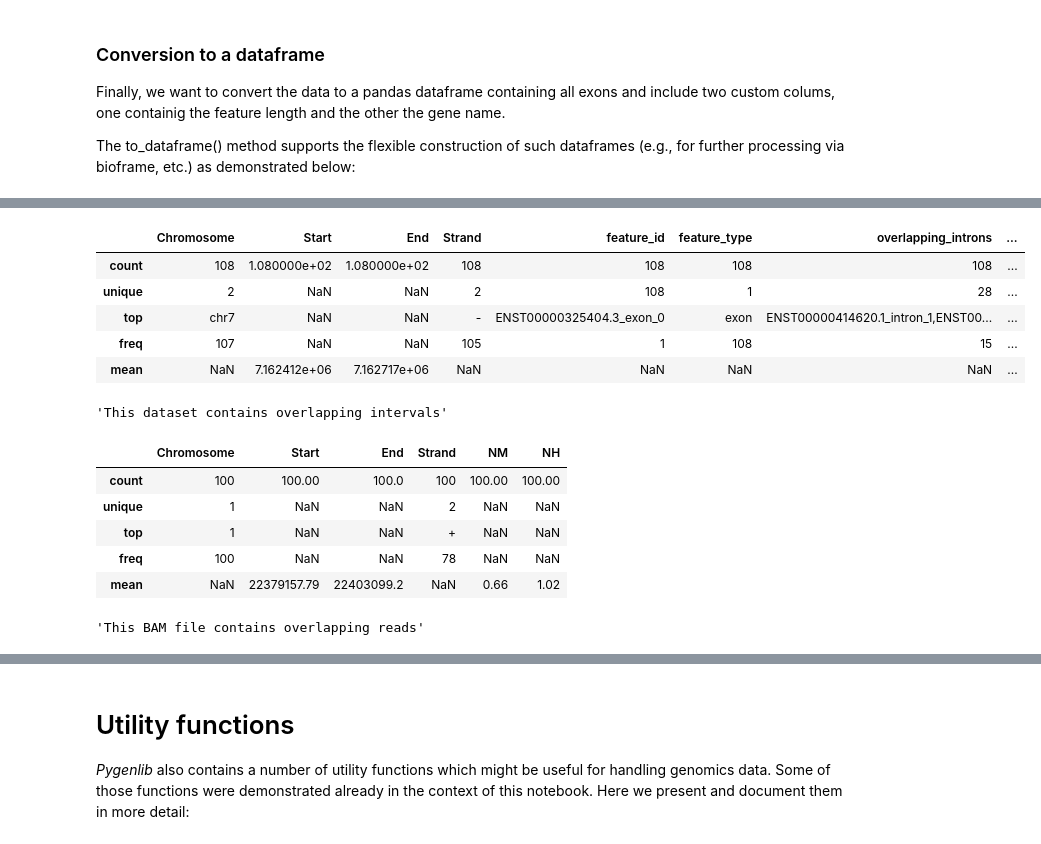
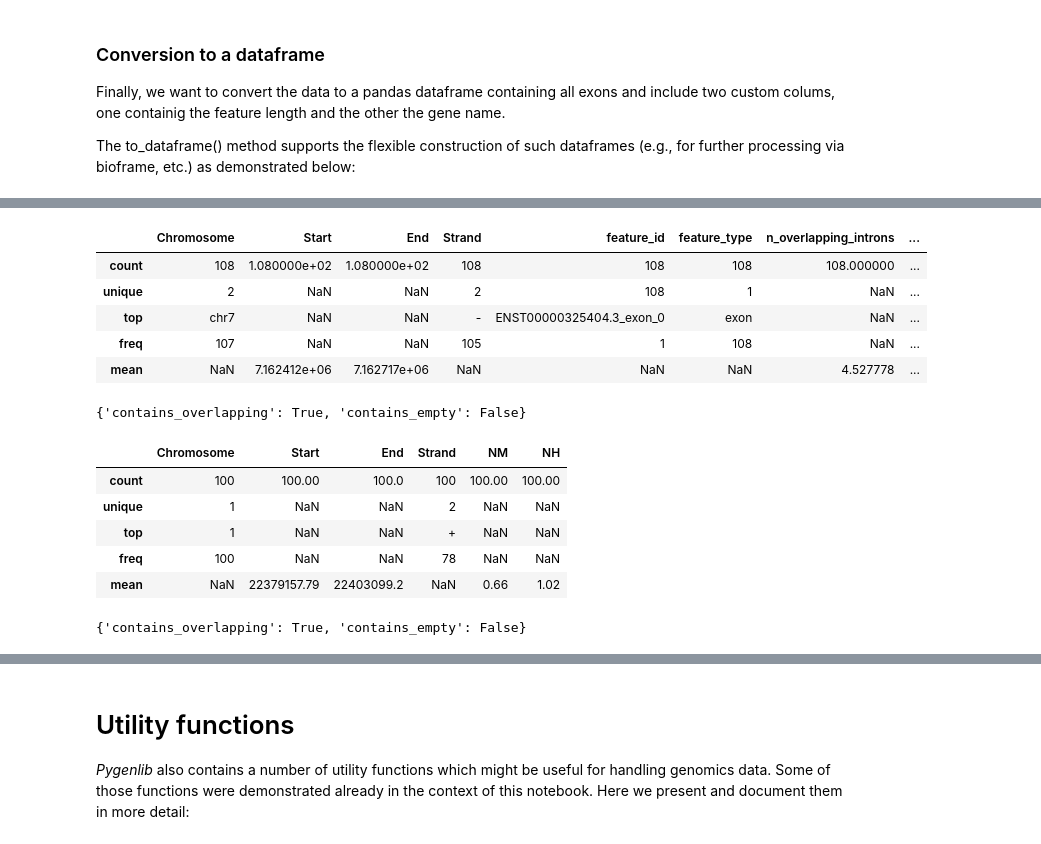
Before and after one commit to popitsch/rnalib, a Jupyter notebook: notebooks/README.ipynb, the cells around one changed output, grey strips where cells are left out. Drawn from its saved outputs; the diff is of its cells as text; code cells hidden in the pictures.

```diff
--- a/notebooks/README.ipynb
+++ b/notebooks/README.ipynb
@@ -773,20 +858,19 @@ For demonstration purposes, we show only the first three 3'-end bases.
 # %%
 window_type='downstream'
 ws=3
-genome_offsets = pg.get_config(t.config, 'genome_offsets', default_value={}) # get genome offsets from config (if any)
 # NOTE that if you use a sliced genome sequence, you have to correct coordinates using the respective 'genome_offsets'
 # values. We have added the respective code here although this example works with a full dmel genome sequence.
-with pysam.Fastafile(pg.get_config(t.config, 'genome_fa', required=True)) as fasta:
+with pysam.Fastafile(t.genome_fa) as fasta:
     for tx in tqdm(t.transcripts, desc=f'Load {window_type} window sequences', total=len(t.transcripts)):
         strand = tx.strand
         assert strand is not None, f"Undefined strand for tx {tx}"
         loc = tx.get_upstream(ws) if window_type == 'upstream' else tx.get_downstream(ws)  # get up/downstream windows of given size
         dna_seq=''
-        s = loc.start - genome_offsets.get(loc.chromosome, 1)
+        s = loc.start - t.genome_offsets.get(loc.chromosome, 1)
         if s<0: # Pad with N's if required
             dna_seq='N'*(-s)
             s=0
-        e = loc.end - genome_offsets.get(loc.chromosome, 1) + 1
+        e = loc.end - t.genome_offsets.get(loc.chromosome, 1) + 1
         dna_seq+=fasta.fetch(reference=loc.chromosome,start=s,end=e) # get sequence from FASTA
         display(f"{window_type}: {tx.parent.gene_name},{tx.feature_id}, {loc}, {dna_seq}")
 # %% [output]
@@ -810,17 +894,13 @@ A transcriptome manages an `anno` dict that maps annotation features (e.g., an e
 Annotations can be added manually or by using the `transcriptome.annotate()` method that implements a generic method to add feature-based annotations based on pygenlib's [`AnnotationIterator`](#AnnotationIterator). The following section demonstrates some use cases:
 # %%
 # First, let's instantiate a small transcriptome that contains only two human genes (ACTB and SOX2)
-config = {
-        'genome_fa': pg.get_resource('ACTB+SOX2_genome'),  # reference genome FASTA
-        # This is a sliced reference sequence.
-        # To match the gencode annotations we provide respective offset coordinates for the 2 chroms
-        'genome_offsets': {'chr3': 181711825, 'chr7': 5526309},
-        'annotation_gff': pg.get_resource('gencode_gff'),  # gene annotation GFF
-        'annotation_flavour': 'gencode', # this is a gencode flavoured GFF
-        'load_sequences': True # load gene sequences from reference genome
-    }
-
-t=pg.Transcriptome(config)
+t=pg.Transcriptome(
+    genome_fa=pg.get_resource('ACTB+SOX2_genome'),  # reference genome FASTA
+    genome_offsets= {'chr3': 181711825, 'chr7': 5526309}, # This is a sliced reference sequence. To match the gencode annotations we provide respective offset coordinates for the 2 chroms
+    annotation_gff=pg.get_resource('gencode_gff'),  # gene annotation GFF
+    annotation_flavour='gencode', # this is a gencode flavoured GFF
+    load_sequence_data=True # load gene sequences from reference genome)
+)
 display(t)
 # %% [output]
 Building transcriptome (2 chromosomes)
@@ -967,28 +1047,26 @@ df.head(3)  # report max 3 items
 # %%
 # We can also 'describe' a dataset which converts it to a pandas dataframe and calls describe
-# Additionally it calculates whether this dataset contains overlapping intervals.
-df, is_overlapping = pg.TranscriptomeIterator(t, feature_types='exon').describe(fun=my_fun)
+# Additionally it calculates some stats such as whether this dataset contains overlapping or empty intervals.
+df, stats = pg.TranscriptomeIterator(t, feature_types='exon').describe(fun=my_fun)
 display(df.head(5))
-if is_overlapping:
-    display('This dataset contains overlapping intervals')
+display(stats)
 # %% [output]
-|  | Chromosome | Start | End | Strand | feature_id | feature_type | overlapping_introns | ... |
-| count | 108 | 1.080000e+02 | 1.080000e+02 | 108 | 108 | 108 | 108 | ... |
-| unique | 2 | NaN | NaN | 2 | 108 | 1 | 28 | ... |
-| top | chr7 | NaN | NaN | - | ENST00000325404.3_exon_0 | exon | ENST00000414620.1_intron_1,ENST00... | ... |
-| freq | 107 | NaN | NaN | 105 | 1 | 108 | 15 | ... |
-| mean | NaN | 7.162412e+06 | 7.162717e+06 | NaN | NaN | NaN | NaN | ... |
+|  | Chromosome | Start | End | Strand | feature_id | feature_type | n_overlapping_introns | ... |
+| count | 108 | 1.080000e+02 | 1.080000e+02 | 108 | 108 | 108 | 108.000000 | ... |
+| unique | 2 | NaN | NaN | 2 | 108 | 1 | NaN | ... |
+| top | chr7 | NaN | NaN | - | ENST00000325404.3_exon_0 | exon | NaN | ... |
+| freq | 107 | NaN | NaN | 105 | 1 | 108 | NaN | ... |
+| mean | NaN | 7.162412e+06 | 7.162717e+06 | NaN | NaN | NaN | 4.527778 | ... |
-'This dataset contains overlapping intervals'
+{'contains_overlapping': True, 'contains_empty': False}
 # %%
 # Here, for example, we iterate over the 1st 100 reads of a BAM file and get some summary statistics for the
 # NM (number of mismatches) and NH (number of hits) tags
-df, is_overlapping = pg.ReadIterator(pg.get_resource('small_example_bam')).describe(\
+df, stats = pg.ReadIterator(pg.get_resource('small_example_bam')).describe(\
          fun=lambda loc, item, fun_col, default_value:[item.get_tag(col) for col in fun_col] , \
          fun_col=('NM', 'NH'), # include our new column
          max_items=100) # report max 100 items
 display(df.head(5))
-if is_overlapping:
-    display('This BAM file contains overlapping reads')
+display(stats)
 # %% [output]
 |  | Chromosome | Start | End | Strand | NM | NH |
 | count | 100 | 100.00 | 100.0 | 100 | 100.00 | 100.00 |
@@ -996,4 +1074,4 @@ if is_overlapping:
 | top | 1 | NaN | NaN | + | NaN | NaN |
 | freq | 100 | NaN | NaN | 78 | NaN | NaN |
 | mean | NaN | 22379157.79 | 22403099.2 | NaN | 0.66 | 1.02 |
-'This BAM file contains overlapping reads'
+{'contains_overlapping': True, 'contains_empty': False}
```
Also changed, not shown: parts of 77 cells of this notebook, 9 other files.
